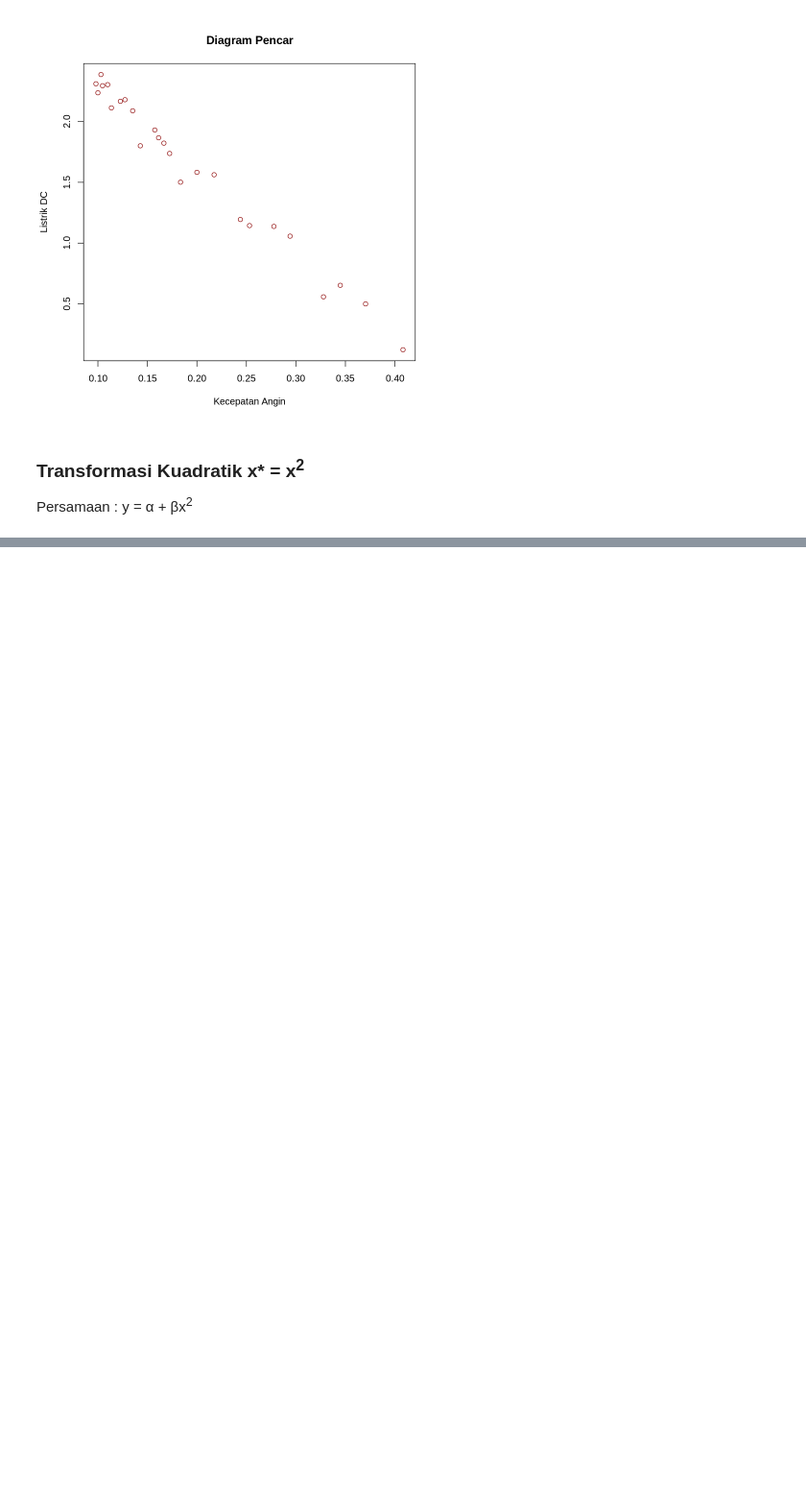
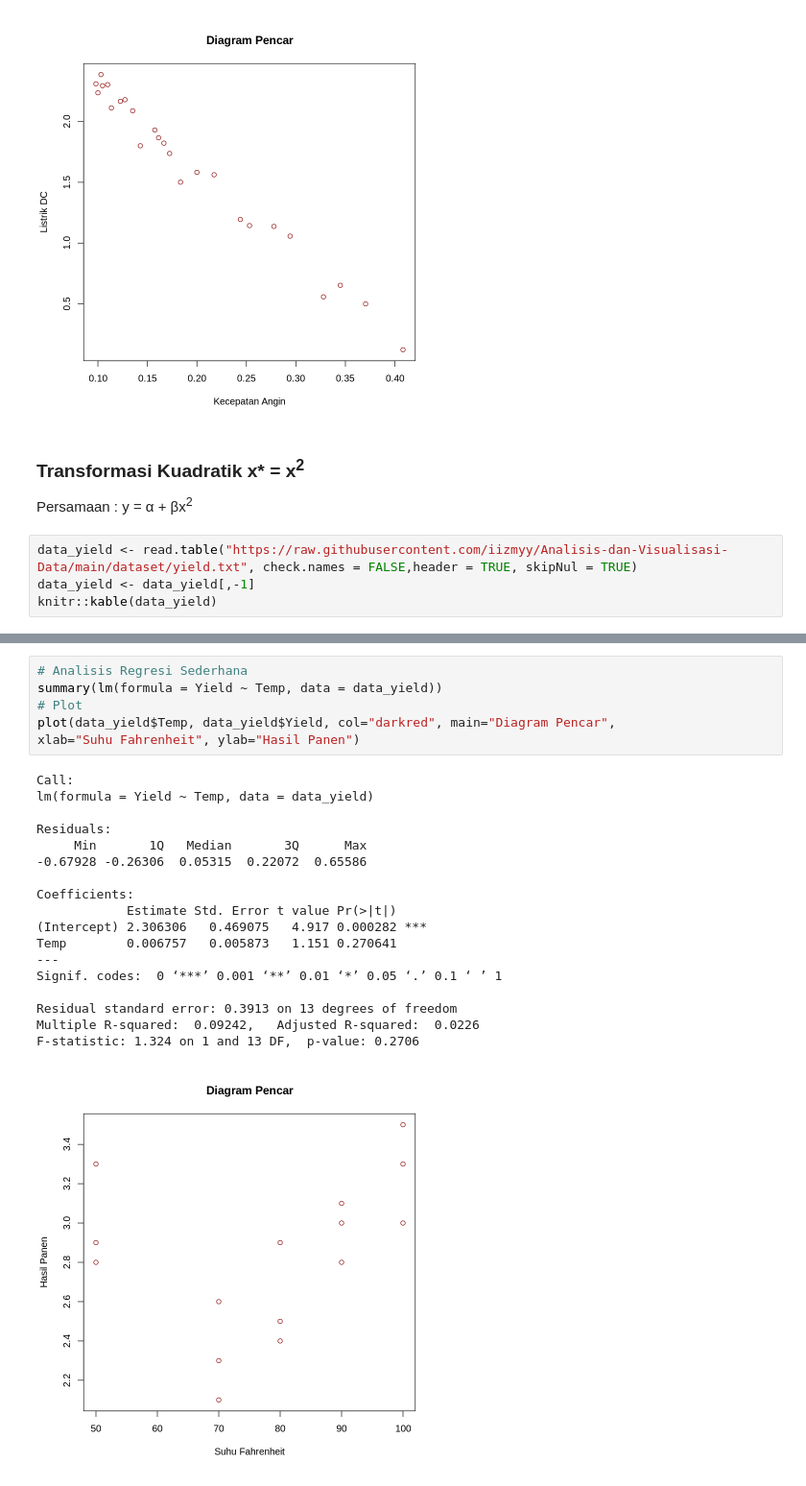
Before and after one commit to iizmyy/Analisis-dan-Visualisasi-Data, a Jupyter notebook: Modul_2.ipynb, the cells around one changed output, grey strips where cells are left out. Shown: that part at 96% size. Drawn from its saved outputs; the diff is of its cells as text; blank space fills up the shorter version.

```diff
--- a/Modul_2.ipynb
+++ b/Modul_2.ipynb
@@ -238,3 +238,7 @@ F-statistic:  1128 on 1 and 23 DF,  p-value: < 2.2e-16
 ### Transformasi Kuadratik x* = x<sup>2</sup>
 Persamaan :
 y = α + βx<sup>2</sup>
+# %%
+data_yield <- read.table("https://raw.githubusercontent.com/iizmyy/Analisis-dan-Visualisasi-Data/main/dataset/yield.txt", check.names = FALSE,header = TRUE, skipNul = TRUE)
+data_yield <- data_yield[,-1]
+knitr::kable(data_yield)
@@ -240,0 +263,25 @@ y = α + βx<sup>2</sup>
+# %%
+# Analisis Regresi Sederhana
+summary(lm(formula = Yield ~ Temp, data = data_yield))
+# Plot
+plot(data_yield$Temp, data_yield$Yield, col="darkred", main="Diagram Pencar",
+xlab="Suhu Fahrenheit", ylab="Hasil Panen")
+# %% [output]
+Call:
+lm(formula = Yield ~ Temp, data = data_yield)
+
+Residuals:
+     Min       1Q   Median       3Q      Max
+-0.67928 -0.26306  0.05315  0.22072  0.65586
+
+Coefficients:
+            Estimate Std. Error t value Pr(>|t|)
+(Intercept) 2.306306   0.469075   4.917 0.000282 ***
+Temp        0.006757   0.005873   1.151 0.270641
+---
+Signif. codes:  0 ‘***’ 0.001 ‘**’ 0.01 ‘*’ 0.05 ‘.’ 0.1 ‘ ’ 1
+
+Residual standard error: 0.3913 on 13 degrees of freedom
+Multiple R-squared:  0.09242,   Adjusted R-squared:  0.0226
+F-statistic: 1.324 on 1 and 13 DF,  p-value: 0.2706
+[figure, added]
```
Also changed, not shown: parts of 6 cells of this notebook.
